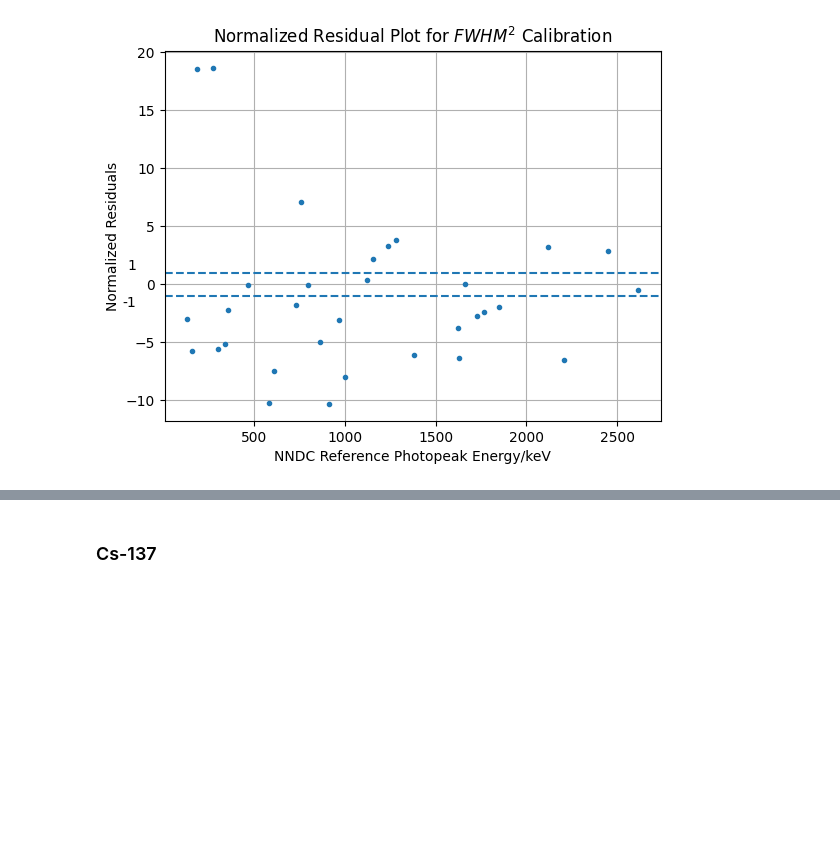
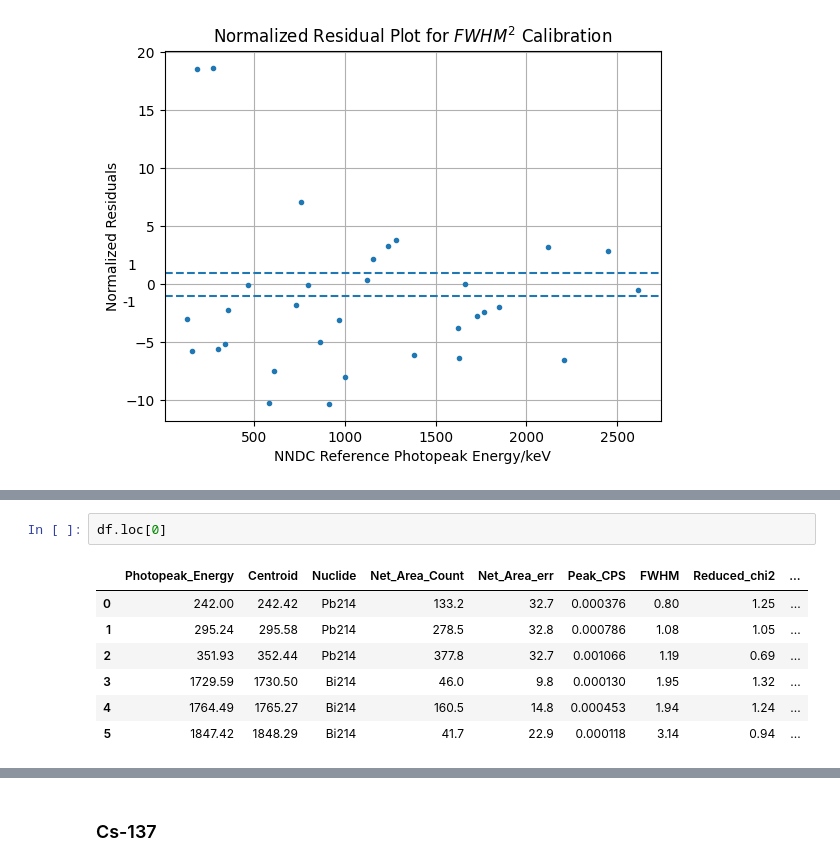
Before and after one commit to ngcnpeter/HPGe_lab_y3, a Jupyter notebook: spectal_analysis.ipynb, the cells around one changed output, grey strips where cells are left out. Cells and saved outputs as stored; diff of their text form; blank space fills up the shorter version.

```diff
--- a/spectal_analysis.ipynb
+++ b/spectal_analysis.ipynb
@@ -480,0 +489,10 @@ Neglecting true-coincidence summing
+# %%
+df.loc[0]
+# %% [output]
+|  | Photopeak_Energy | Centroid | Nuclide | Net_Area_Count | Net_Area_err | Peak_CPS | FWHM | Reduced_chi2 | ... |
+| 0 | 242.00 | 242.42 | Pb214 | 133.2 | 32.7 | 0.000376 | 0.80 | 1.25 | ... |
+| 1 | 295.24 | 295.58 | Pb214 | 278.5 | 32.8 | 0.000786 | 1.08 | 1.05 | ... |
+| 2 | 351.93 | 352.44 | Pb214 | 377.8 | 32.7 | 0.001066 | 1.19 | 0.69 | ... |
+| 3 | 1729.59 | 1730.50 | Bi214 | 46.0 | 9.8 | 0.000130 | 1.95 | 1.32 | ... |
+| 4 | 1764.49 | 1765.27 | Bi214 | 160.5 | 14.8 | 0.000453 | 1.94 | 1.24 | ... |
+| 5 | 1847.42 | 1848.29 | Bi214 | 41.7 | 22.9 | 0.000118 | 3.14 | 0.94 | ... |
```
Also changed, not shown: parts of 13 cells of this notebook, 2 other files.
